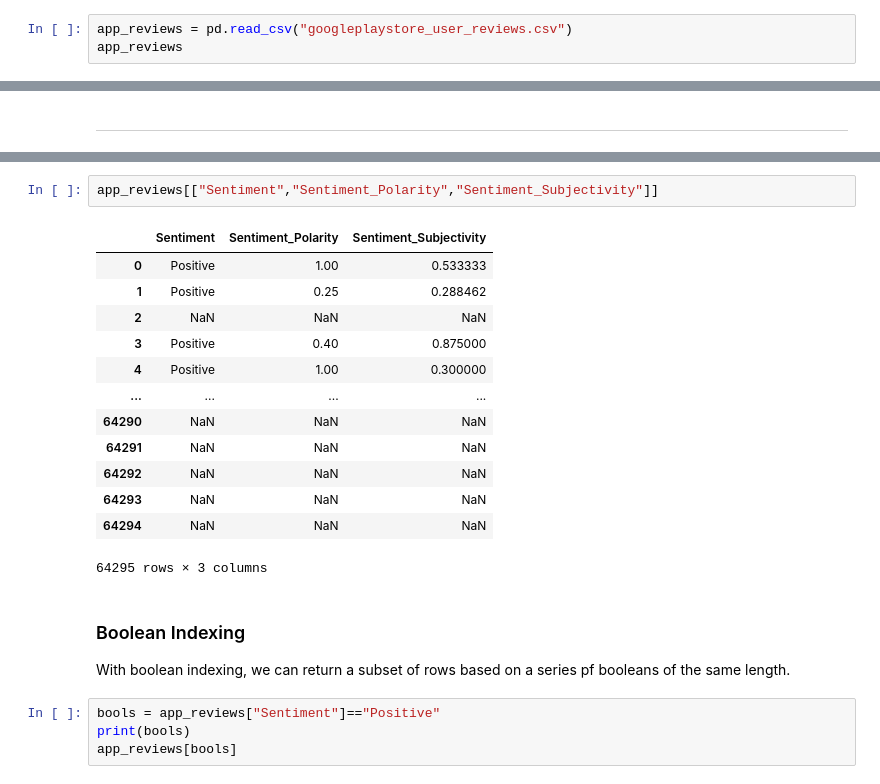
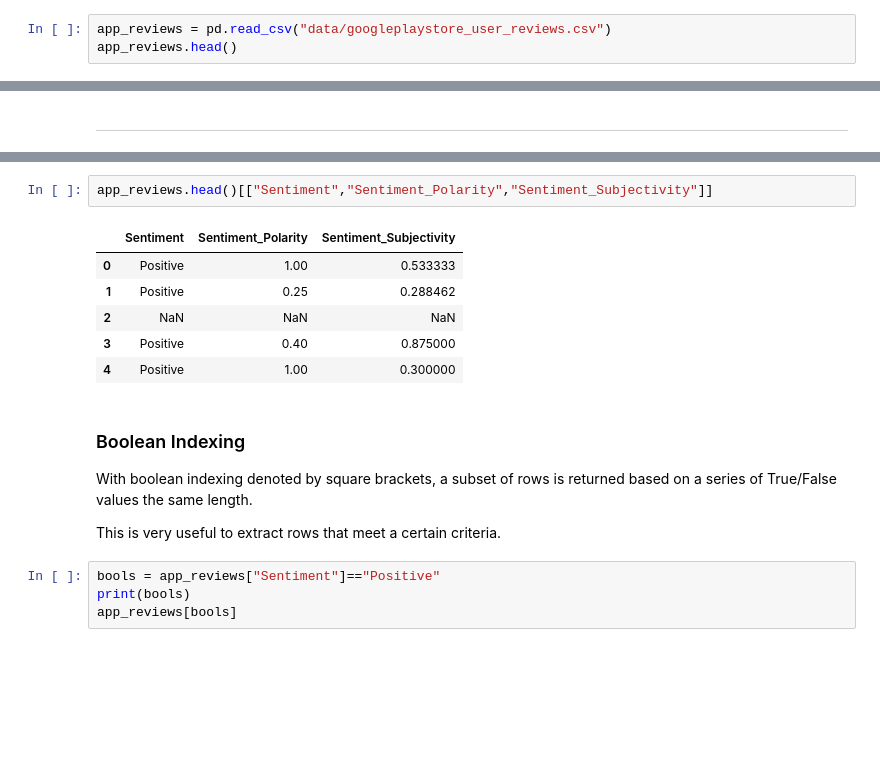
Before and after one commit to dylan-manchester/pandas-dataframe-tutorial, a Jupyter notebook: PandasDemo.ipynb, the cells around one changed output, grey strips where cells are left out. Drawn from its saved outputs; the diff is of its cells as text; blank space fills up the shorter version.

```diff
--- a/PandasDemo.ipynb
+++ b/PandasDemo.ipynb
@@ -152,6 +141,6 @@ apps
 # %%
-app_reviews = pd.read_csv("googleplaystore_user_reviews.csv")
-app_reviews
+app_reviews = pd.read_csv("data/googleplaystore_user_reviews.csv")
+app_reviews.head()
 # %% [output]
 |  | App | Translated_Review | Sentiment | Sentiment_Polarity | Sentiment_Subjectivity |
 | 0 | 10 Best Foods for You | I like eat delicious food. That's... | Positive | 1.00 | 0.533333 |
@@ -208,23 +188,18 @@ app_reviews[["App"]]
 # %%
-app_reviews[["Sentiment","Sentiment_Polarity","Sentiment_Subjectivity"]]
+app_reviews.head()[["Sentiment","Sentiment_Polarity","Sentiment_Subjectivity"]]
 # %% [output]
 |  | Sentiment | Sentiment_Polarity | Sentiment_Subjectivity |
 | 0 | Positive | 1.00 | 0.533333 |
 | 1 | Positive | 0.25 | 0.288462 |
 | 2 | NaN | NaN | NaN |
 | 3 | Positive | 0.40 | 0.875000 |
 | 4 | Positive | 1.00 | 0.300000 |
-| ... | ... | ... | ... |
-| 64290 | NaN | NaN | NaN |
-| 64291 | NaN | NaN | NaN |
-| 64292 | NaN | NaN | NaN |
-| 64293 | NaN | NaN | NaN |
-| 64294 | NaN | NaN | NaN |
-64295 rows × 3 columns
 # %% [markdown]
 ### Boolean Indexing
 
-With boolean indexing, we can return a subset of rows based on a series pf booleans of the same length.
+With boolean indexing denoted by square brackets, a subset of rows is returned based on a series of True/False values the same length.
+
+This is very useful to extract rows that meet a certain criteria.
 # %%
 bools = app_reviews["Sentiment"]=="Positive"
 print(bools)
```
Also changed, not shown: parts of 87 cells of this notebook, 7 other files.
